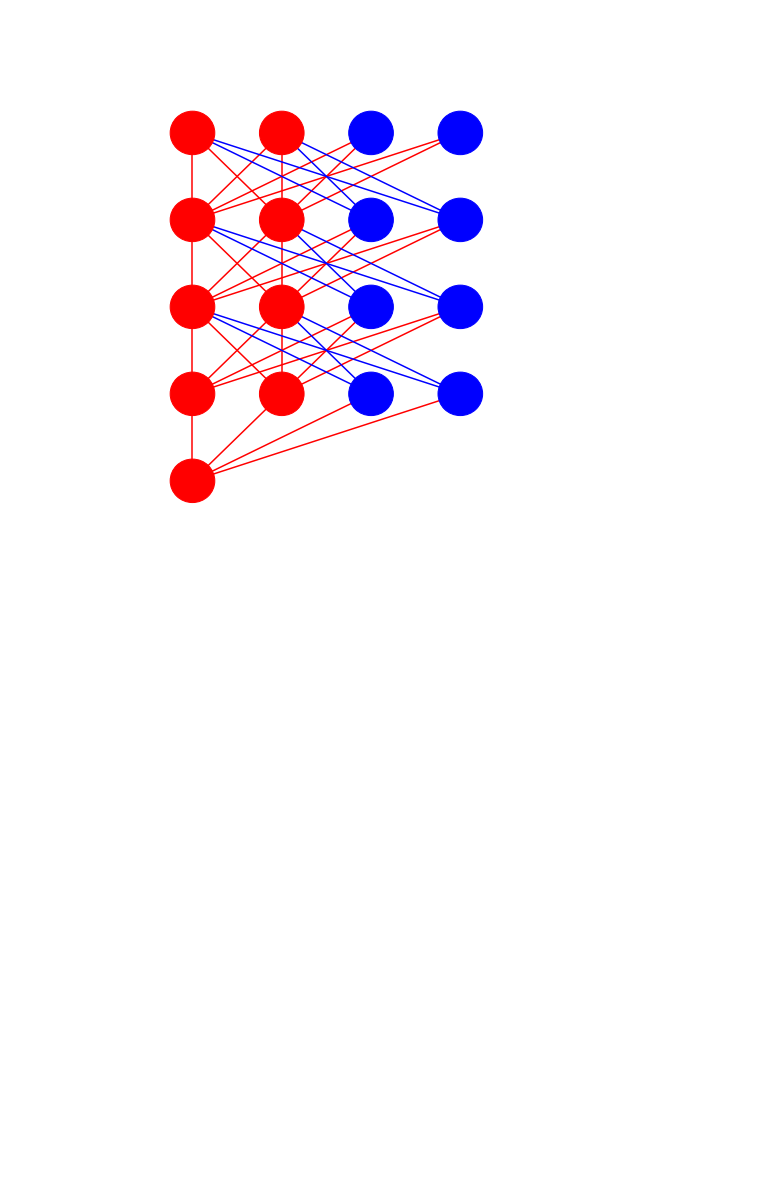
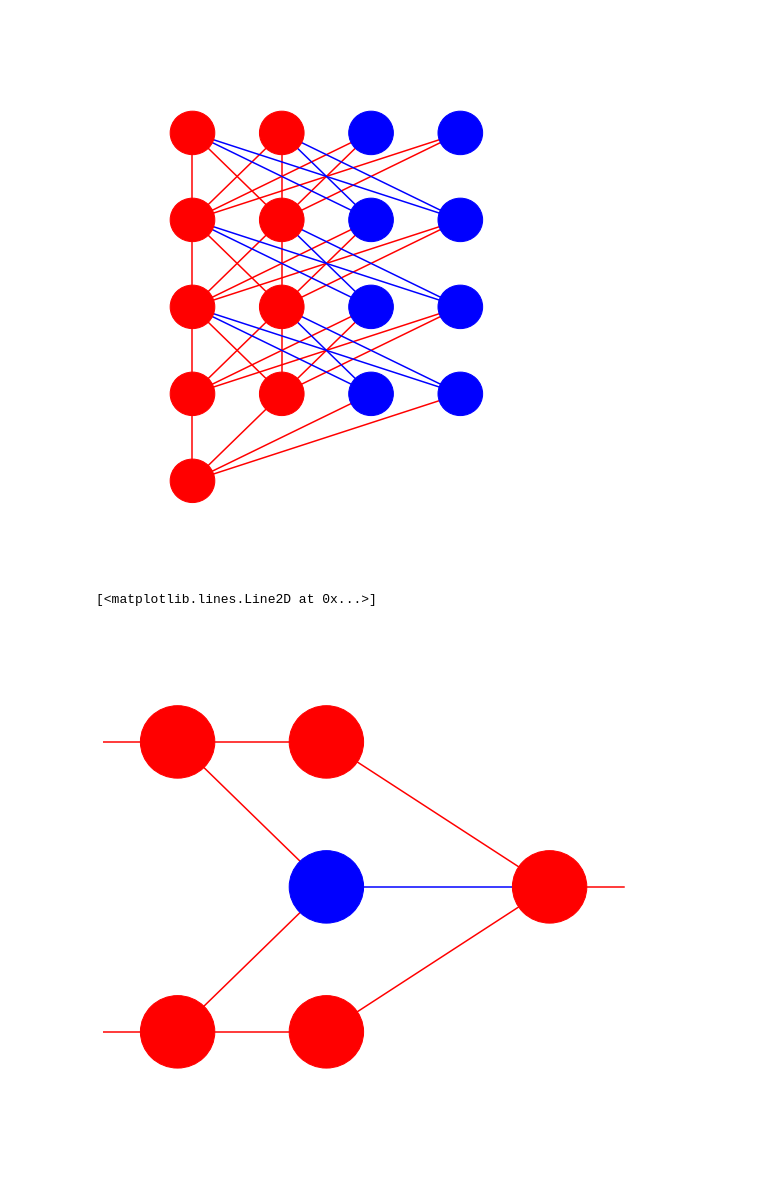
Before and after one commit to Drvanon/FP09, a Jupyter notebook: images.ipynb, the cells around one changed output. Cells and saved outputs as stored; diff of their text form; code cells hidden in the pictures; blank space fills up the shorter version.

```diff
--- a/feedforward-image.ipynb
+++ b/images.ipynb
@@ -68,3 +68,39 @@ for c in range(chain_length):
             connect_to_next_layer(cur_loc, c + 1, inh=True)
 # %% [output]
 [figure]
+# %%
+plt.figure(figsize=(10, 10))
+plt.axis([0, 60, 0, 60])
+plt.axis("off")
+
+ex01 = (0.5 * H_DIST, V_DIST)
+ex02 = (0.5 * H_DIST, 3 * V_DIST)
+
+ex1 = (H_DIST * 1.5, 1 * V_DIST)
+inh1 = (H_DIST * 1.5, 2 * V_DIST)
+ex2 = (H_DIST * 1.5, 3 * V_DIST)
+ex3 = (3 * H_DIST, 2 * V_DIST)
+
+create_neuron(ex01, inh=False)
+create_neuron(ex02, inh=False)
+create_neuron(ex1, inh=False)
+create_neuron(inh1, inh=True)
+create_neuron(ex2, inh=False)
+create_neuron(ex3, inh=False)
+
+plt.plot((0, ex01[0]), (ex01[1], ex01[1]), color='red')
+plt.plot((0, ex02[0]), (ex02[1], ex02[1]), color='red')
+
+plt.plot((ex01[0], ex1[0]), (ex01[1], ex1[1]), color='red')
+plt.plot((ex01[0], inh1[0]), (ex01[1], inh1[1]), color='red')
+plt.plot((ex02[0], inh1[0]), (ex02[1], inh1[1]), color='red')
+plt.plot((ex02[0], ex2[0]), (ex02[1], ex2[1]), color='red')
+
+plt.plot((ex1[0], ex3[0]), (ex1[1], ex3[1]), color='red')
+plt.plot((inh1[0], ex3[0]), (inh1[1], ex3[1]), color='blue')
+plt.plot((ex2[0], ex3[0]), (ex2[1], ex3[1]), color='red')
+
+plt.plot((ex3[0], ex3[0] + .5 * H_DIST), (ex3[1], ex3[1]), color='red')
+# %% [output]
+[<matplotlib.lines.Line2D at 0x...>]
+[figure, added]
```
Also changed, not shown: 6 other files.
